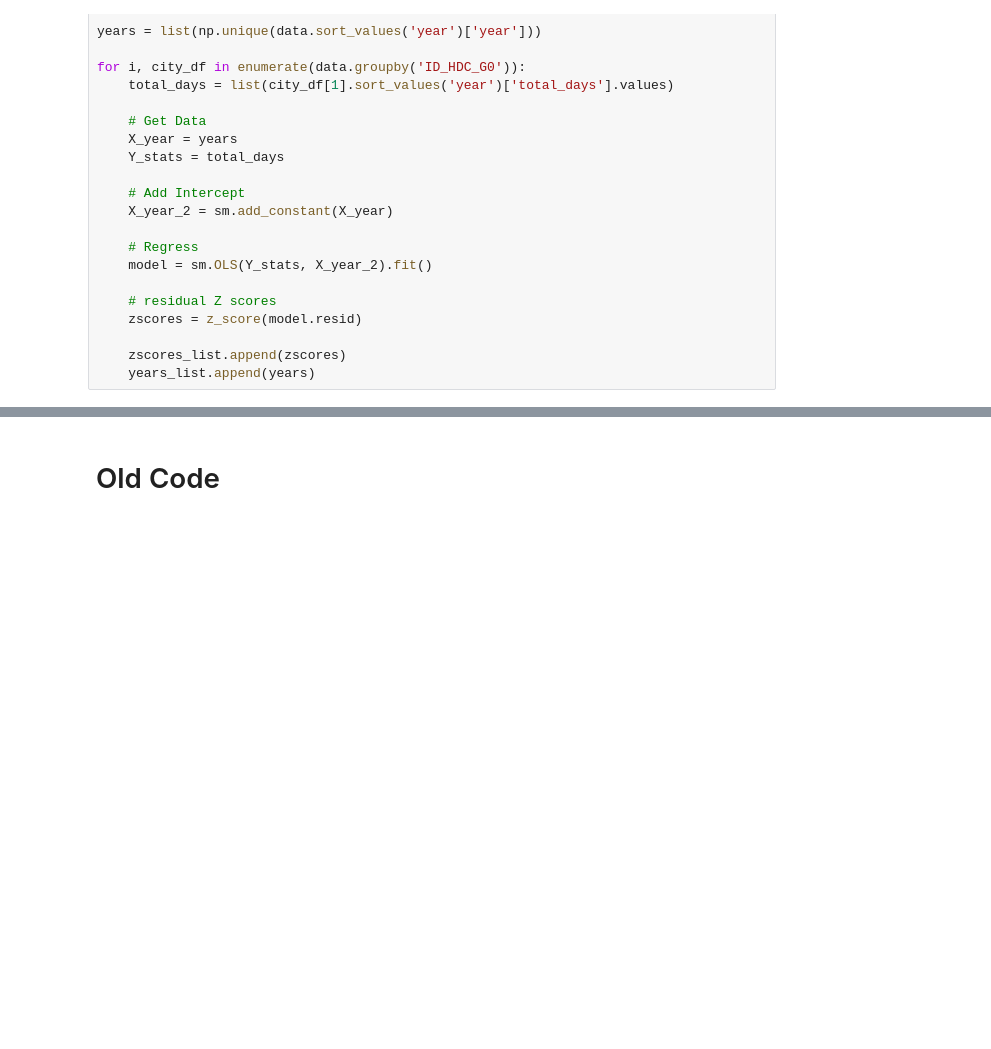
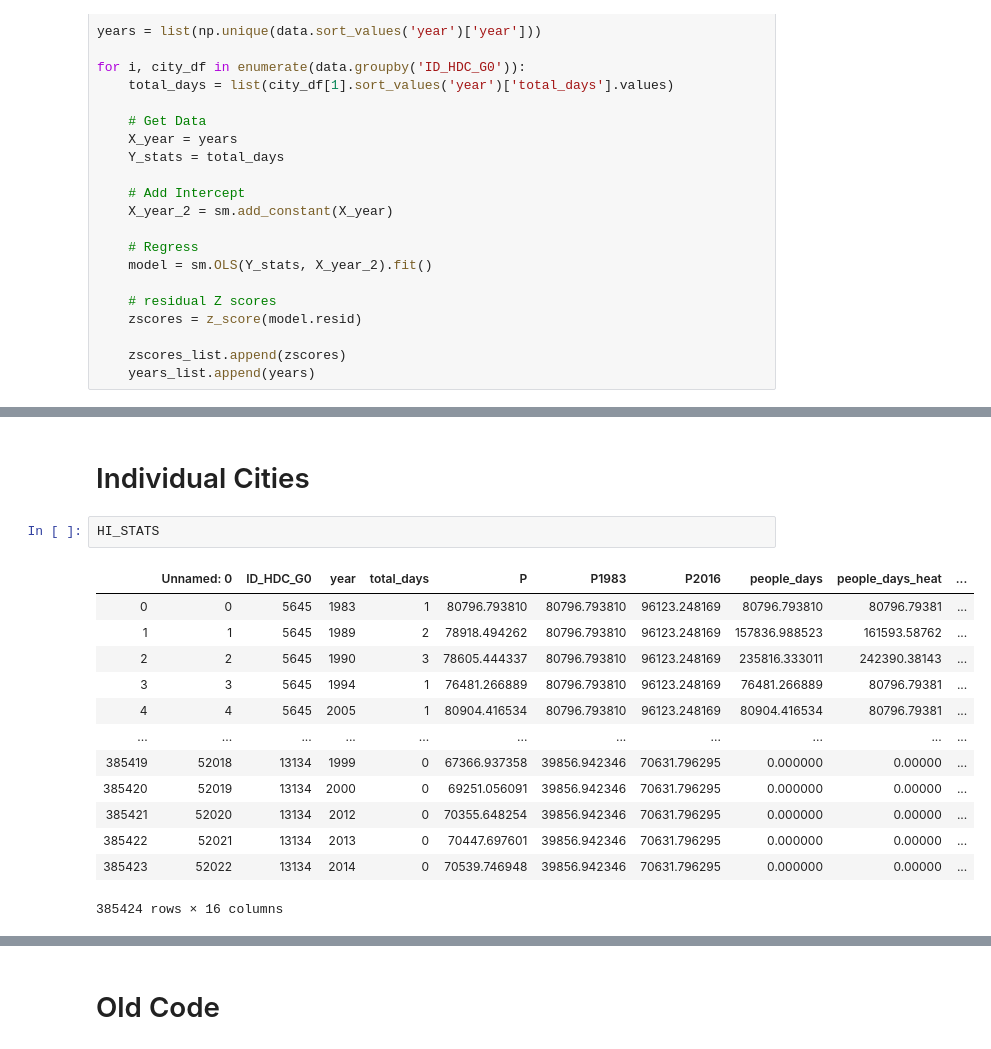
Before and after one commit to ecohydro/GlobalUrbanHeat, a Jupyter notebook: Notebooks/cpt_Fig4_city-level_trends.ipynb, the cells around one changed output, grey strips where cells are left out. Cells and saved outputs as stored; diff of their text form; blank space fills up the shorter version.

```diff
--- a/Notebooks/cpt_Fig4_city-level_trends.ipynb
+++ b/Notebooks/cpt_Fig4_city-level_trends.ipynb
@@ -118,0 +119,18 @@ Text(0, 0.5, 'z-score')
+# %% [markdown]
+# Individual Cities
+# %%
+HI_STATS
+# %% [output]
+|  | Unnamed: 0 | ID_HDC_G0 | year | total_days | P | P1983 | P2016 | people_days | people_days_heat | ... |
+| 0 | 0 | 5645 | 1983 | 1 | 80796.793810 | 80796.793810 | 96123.248169 | 80796.793810 | 80796.79381 | ... |
+| 1 | 1 | 5645 | 1989 | 2 | 78918.494262 | 80796.793810 | 96123.248169 | 157836.988523 | 161593.58762 | ... |
+| 2 | 2 | 5645 | 1990 | 3 | 78605.444337 | 80796.793810 | 96123.248169 | 235816.333011 | 242390.38143 | ... |
+| 3 | 3 | 5645 | 1994 | 1 | 76481.266889 | 80796.793810 | 96123.248169 | 76481.266889 | 80796.79381 | ... |
+| 4 | 4 | 5645 | 2005 | 1 | 80904.416534 | 80796.793810 | 96123.248169 | 80904.416534 | 80796.79381 | ... |
+| ... | ... | ... | ... | ... | ... | ... | ... | ... | ... | ... |
+| 385419 | 52018 | 13134 | 1999 | 0 | 67366.937358 | 39856.942346 | 70631.796295 | 0.000000 | 0.00000 | ... |
+| 385420 | 52019 | 13134 | 2000 | 0 | 69251.056091 | 39856.942346 | 70631.796295 | 0.000000 | 0.00000 | ... |
+| 385421 | 52020 | 13134 | 2012 | 0 | 70355.648254 | 39856.942346 | 70631.796295 | 0.000000 | 0.00000 | ... |
+| 385422 | 52021 | 13134 | 2013 | 0 | 70447.697601 | 39856.942346 | 70631.796295 | 0.000000 | 0.00000 | ... |
+| 385423 | 52022 | 13134 | 2014 | 0 | 70539.746948 | 39856.942346 | 70631.796295 | 0.000000 | 0.00000 | ... |
+385424 rows × 16 columns
```
Also changed, not shown: parts of 7 cells of this notebook, 1 other file.
